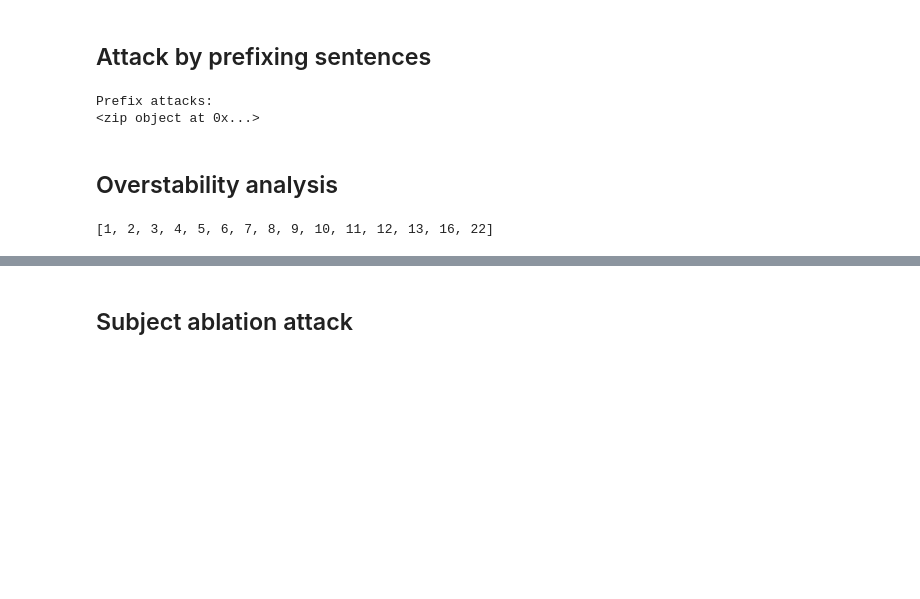
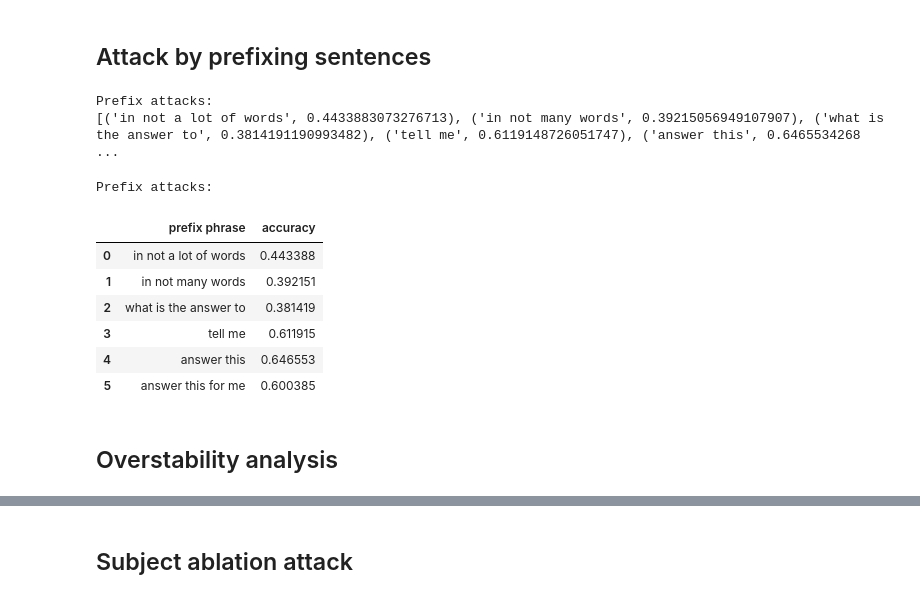
Before and after one commit to pramodkaushik/visual_qa_analysis, a Jupyter notebook: notebooks/integrated gradients.ipynb, the cells around one changed output, grey strips where cells are left out. Saved outputs shown, nothing was run; the diff lists cells and outputs as text; code cells hidden in the pictures; blank space fills up the shorter version.

```diff
--- a/notebooks/integrated gradients.ipynb
+++ b/notebooks/integrated gradients.ipynb
@@ -123,14 +157,14 @@ def scale_input(q_emb, num_batches=1):
 def compute_attributions(q_emb, q_len, v, idx, num_batches=5, answer=None):
     """ compute attributions for all examples in a given batch """
     ans = ''
-    for batch_i in range(config.batch_size):
+    for batch_i in range(int(q_emb.shape[0])):
         scaled_q_emb, step = scale_input(
             q_emb[batch_i, :, :], num_batches=num_batches)
         diff = 0
         total_grads = 0
+        repeated_q_len = (torch.ones([config.batch_size] + list(q_len.shape[1:]), dtype=torch.long).cuda(async=True)*q_len[batch_i])
+        repeated_v = (torch.ones([config.batch_size] + list(v.shape[1:])).cuda(async=True)*v[batch_i])
         for j in range(num_batches):
-            repeated_q_len = (torch.torch.ones_like(q_len)*q_len[batch_i])
-            repeated_v = (torch.ones_like(v)*v[batch_i])
             batch_scaled_q_emb = scaled_q_emb[j*config.batch_size:(
                 j+1)*config.batch_size]
             with torch.autograd.set_grad_enabled(True):
@@ -146,10 +180,10 @@ def compute_attributions(q_emb, q_len, v, idx, num_batches=5, answer=None):
         del scaled_q_emb, repeated_q_len, repeated_v, batch_scaled_q_emb, gradients
         attributions = torch.sum(total_grads * step, dim=1)
         area = torch.sum(attributions, dim=0)
-        print('--------------------------')
-        print(('diff: ', float(diff)))
-        print(('area: ', float(area)))
-        if abs(float(diff) - float(area)) > 0.1:
+        #print('--------------------------')
+        #print(('diff: ', float(diff)))
+        #print(('area: ', float(area)))
+        if abs(float(diff) - float(area)) > 0.001:
             print(('WARNING: attribution sanity check not matching up!! Diff = ', abs(
                 float(diff) - float(area))))
 
@@ -175,16 +209,20 @@ def compute_attributions(q_emb, q_len, v, idx, num_batches=5, answer=None):
         tsv_string = ['||'.join(question_attrs), baseline_topk_answers, predicted_answer, correct_answer, str(
             int(acc[batch_i])), str(val_loader.dataset.coco_ids[int(idx[batch_i])])]
         ans += '\t'.join(tsv_string) + '\n'
+        del attributions, area
     return ans
 # %%
 # Script to compute attributions for a fixed number of batches
 net.train()
 accs = []
 num_batches = 0
-with open(ATTRS_TSV, 'w') as outf:
+with open(ATTRS_TSV, 'a') as outf:
     # iterator over the validation dataset
     tq = tqdm(LOADER, desc='{} E{:03d}'.format(PREFIX, 0), ncols=0)
     for v, q, a, idx, q_len in tq:
+        if num_batches < 949:
+            num_batches += 1
+            continue
 
         v = Variable(v.cuda(async=True), **var_params)
         q = Variable(q.cuda(async=True), **var_params)
@@ -207,8 +245,10 @@ with open(ATTRS_TSV, 'w') as outf:
 
         accs.append(np.array(acc.view(-1)))
 
+        del v, q, a, idx, q_len, q_emb, acc, out, answer
+
         if num_batches >= MAX_NUM_BATCHES:
             break
         num_batches += 1
 
-accs = list(np.concatenate(accs, dim=0))
+accs = list(np.concatenate(accs, axis=0))
@@ -412,11 +338,11 @@ def question_concatenation_accuracy(net, phrase, suffix=False):
     # iterator over the validation dataset
     tq = tqdm(LOADER, desc='{} E{:03d}'.format(PREFIX, 0), ncols=0)
     for v, q, a, idx, q_len in tq:
-
+        curr_batch_size = int(q.shape[0])
         if not suffix:
-            q = torch.cat([prefix, q], dim=1)[:,:23] ## 23 because question_length is configured to cap at 23
+            q = torch.cat([prefix[:curr_batch_size], q], dim=1)[:,:23] ## 23 because question_length is configured to cap at 23
         else:
-            for i in range(config.batch_size):
+            for i in range(curr_batch_size):
                 nnz_ix = int((torch.nonzero(q[i,:].cpu())).squeeze().max()) + 1
                 if nnz_ix >= q.shape[1]:
                     continue
@@ -439,12 +365,13 @@ def question_concatenation_accuracy(net, phrase, suffix=False):
         acc = utils.batch_accuracy(out.data, a.data).cpu()
 
         accs.append(np.array(acc.view(-1)))
+        del v, q, a, idx, q_len, q_emb, acc, out
 
         if num_batches >= MAX_NUM_BATCHES:
             break
         num_batches += 1
 
-    accs = list(np.concatenate(accs))
+    accs = list(np.concatenate(accs, axis=0))
     return np.mean(np.array(accs) >= 0.3)
 # %%
 PHRASES = [
@@ -452,17 +379,28 @@ PHRASES = [
     'in not many words',
     'what is the answer to',
     'tell me',
-    'answer this'
+    'answer this',
+    'answer this for me'
 ]
 
 prefix_attack_accs = []
 for phrase in PHRASES:
     prefix_attack_accs.append(question_concatenation_accuracy(net, phrase))
-print("Prefix attacks:")
-print([w for w in zip(PHRASES, prefix_attack_accs)])
 # %% [output]
 Prefix attacks:
-<zip object at 0x...>
+[('in not a lot of words', 0.4433883073276713), ('in not many words', 0.39215056949107907), ('what is the answer to', 0.3814191190993482), ('tell me', 0.6119148726051747), ('answer this', 0.6465534268 ...
+# %%
+print("Prefix attacks:")
+pd.DataFrame([w for w in zip(PHRASES, prefix_attack_accs)], columns=['prefix phrase', 'accuracy'])
+# %% [output]
+Prefix attacks:
+|  | prefix phrase | accuracy |
+| 0 | in not a lot of words | 0.443388 |
+| 1 | in not many words | 0.392151 |
+| 2 | what is the answer to | 0.381419 |
+| 3 | tell me | 0.611915 |
+| 4 | answer this | 0.646553 |
+| 5 | answer this for me | 0.600385 |
 # %% [markdown]
 ## Overstability analysis
 # %%
@@ -483,7 +421,3 @@ with open(ATTRS_TSV) as f:
         counts_list.extend([question_tokens[i].strip() for i in np.argpartition(attrs, -k)[-k:]])
 # %%
 paper_whitelist = [vocab_json['question'][w] for w in 'the, is, what, are, this, in, on, a, of, how, many, color, there, people, where'.split(', ')]
-# %%
-paper_whitelist
-# %% [output]
-[1, 2, 3, 4, 5, 6, 7, 8, 9, 10, 11, 12, 13, 16, 22]
```
Also changed, not shown: parts of 14 cells of this notebook.
